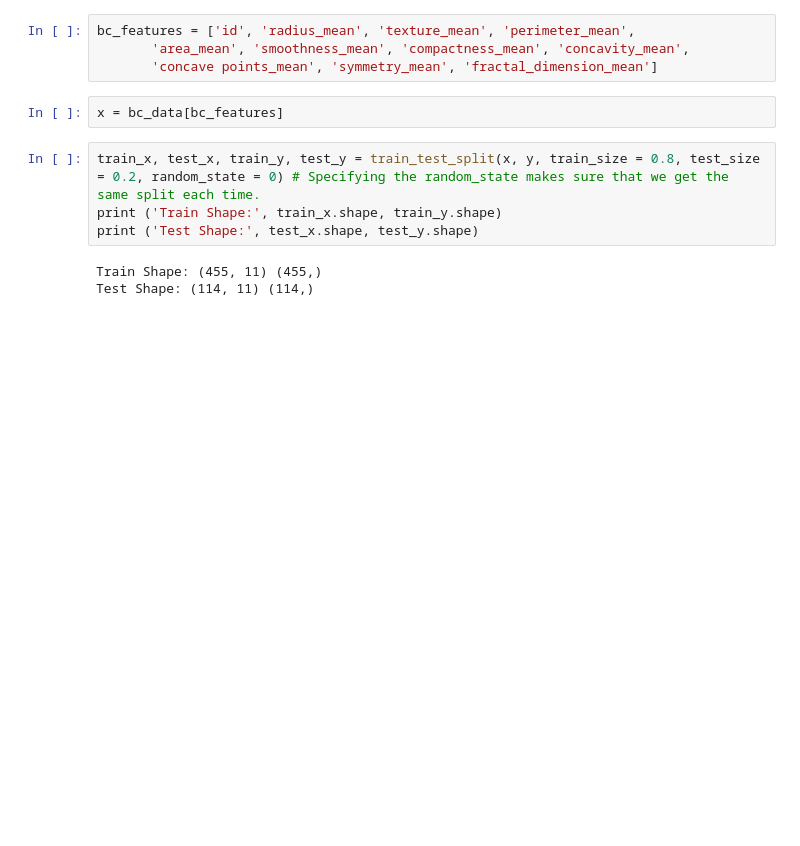
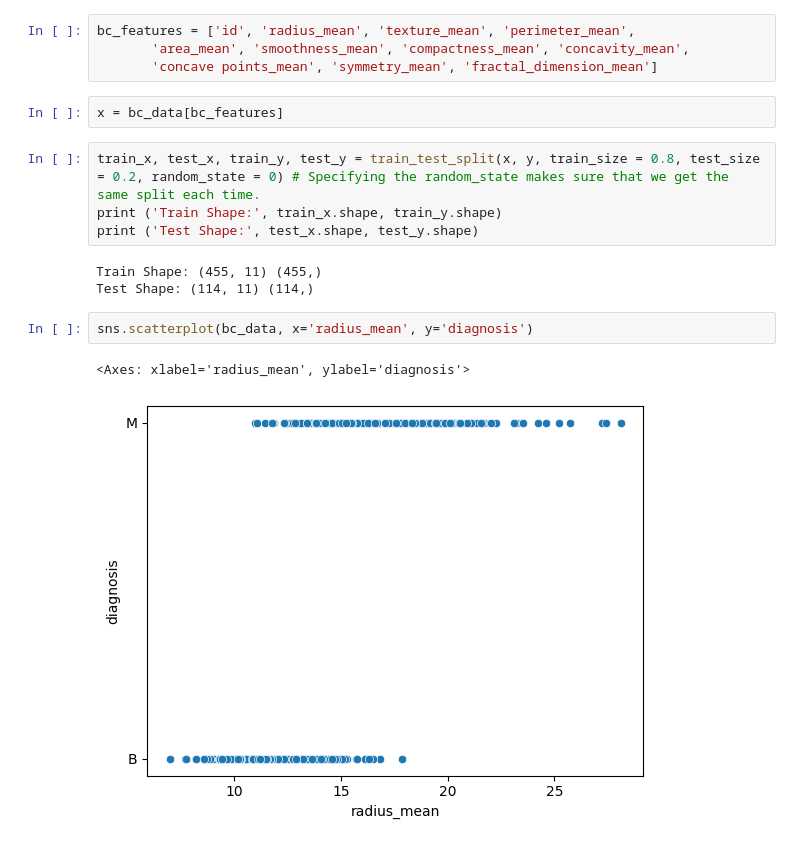
Before and after one commit to LolaLS/My_Junior_Venture, a Jupyter notebook: Junior_Venture_BCWisconsinDataset.ipynb, the cells around one changed output. Drawn from its saved outputs; the diff is of its cells as text; blank space fills up the shorter version.

Commit message:
Data visualizations.

```diff
--- a/Junior_Venture_BCWisconsinDataset.ipynb
+++ b/Junior_Venture_BCWisconsinDataset.ipynb
@@ -69,3 +70,8 @@ print ('Test Shape:', test_x.shape, test_y.shape)
 # %% [output]
 Train Shape: (455, 11) (455,)
 Test Shape: (114, 11) (114,)
+# %%
+sns.scatterplot(bc_data, x='radius_mean', y='diagnosis')
+# %% [output]
+<Axes: xlabel='radius_mean', ylabel='diagnosis'>
+[figure, added]
```
Also changed, not shown: parts of 10 cells of this notebook.
